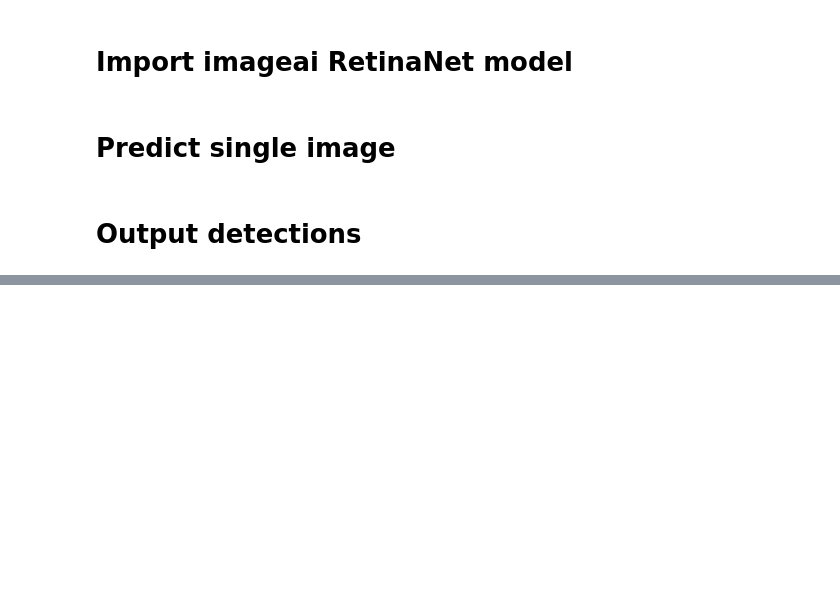
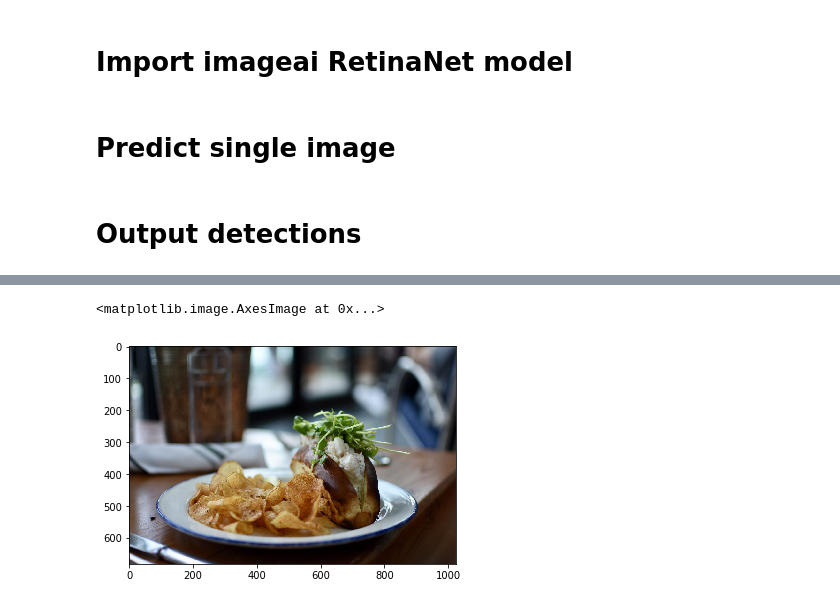
Before and after one commit to jaza10/google-object-detection, a Jupyter notebook: SingleImageObjectDetection.ipynb, the cells around one changed output, grey strips where cells are left out. Saved outputs shown, nothing was run; the diff lists cells and outputs as text; code cells hidden in the pictures; blank space fills up the shorter version.

```diff
--- a/SingleImageObjectDetection.ipynb
+++ b/SingleImageObjectDetection.ipynb
@@ -109,0 +207,4 @@ motorcycle 51.68589949607849 3 446 178 667
+# %%
+negative = os.path.join(image_path, 'test/0a0c54875010ccb1.jpg')
+# %%
+negative_img = plt.imread(negative)
@@ -109,0 +221,5 @@ motorcycle 51.68589949607849 3 446 178 667
+# %%
+plt.imshow(negative_img)
+# %% [output]
+<matplotlib.image.AxesImage at 0x...>
+[figure, added]
```
Also changed, not shown: parts of 34 cells of this notebook, 2 other files.
